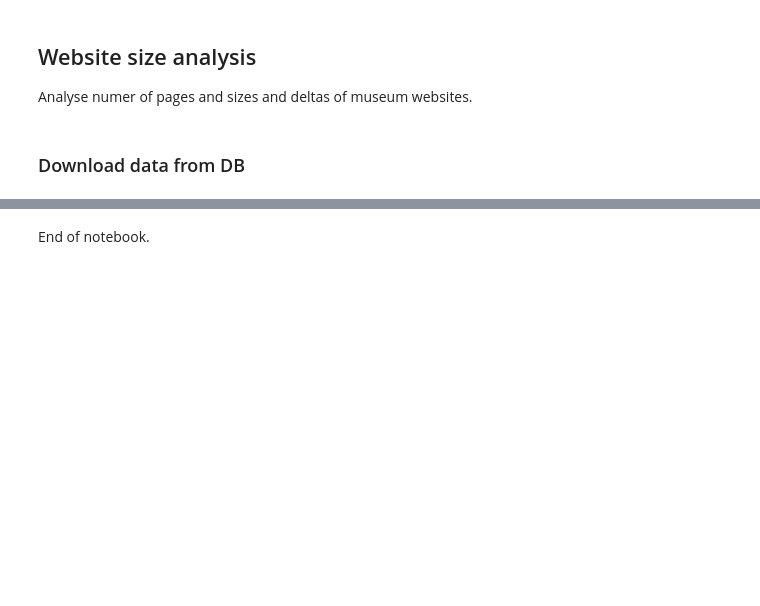
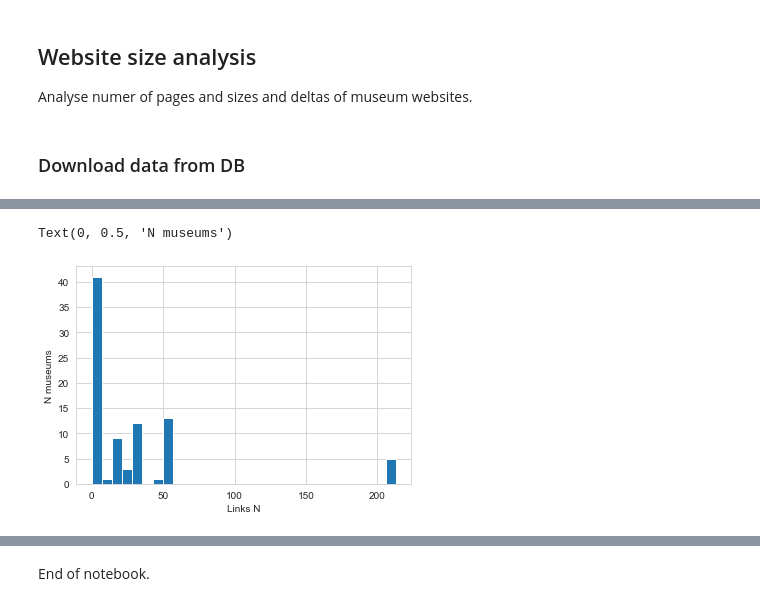
Before and after one commit to Birkbeck/museums-in-the-pandemic, a Jupyter notebook: mip/notebooks_py/02_extract_indicators.ipynb, the cells around one changed output, grey strips where cells are left out. Cells and saved outputs as stored; diff of their text form; code cells hidden in the pictures; blank space fills up the shorter version.

```diff
--- a/mip/notebooks_py/02_extract_indicators.ipynb
+++ b/mip/notebooks_py/02_extract_indicators.ipynb
@@ -994,0 +1016,7 @@ websz_df.sample(5)
+# %%
+websz_df.links_level1.hist(bins=30)
+plt.xlabel('Links N')
+plt.ylabel('N museums')
+# %% [output]
+Text(0, 0.5, 'N museums')
+[figure, added]
```
Also changed, not shown: parts of 4 cells of this notebook, 3 other files.
